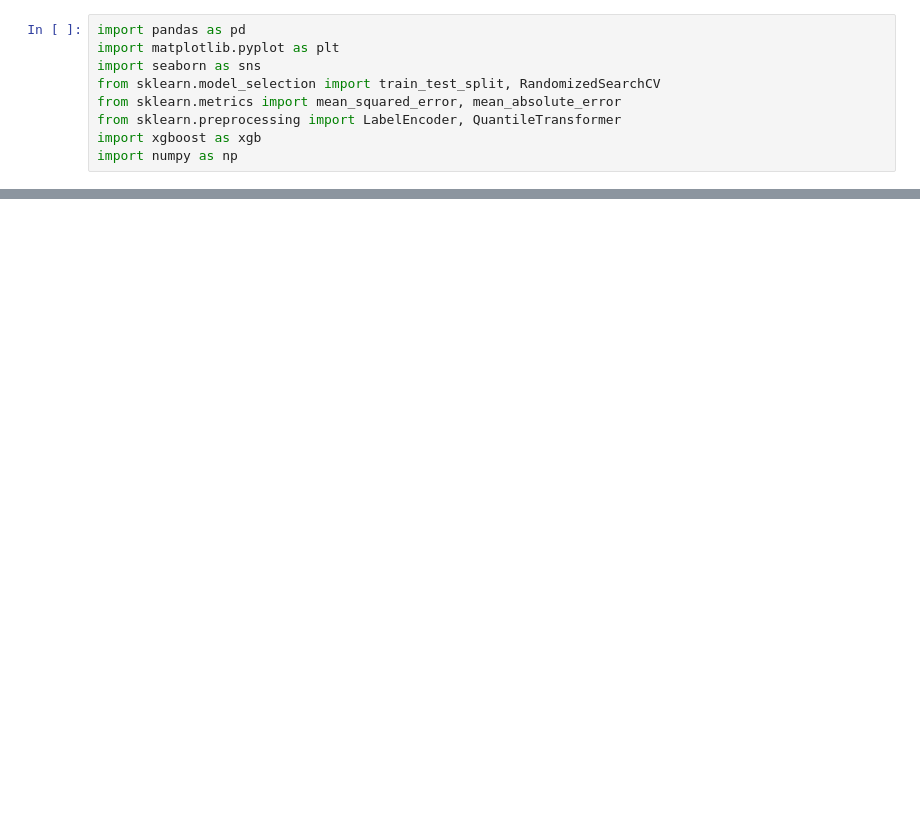
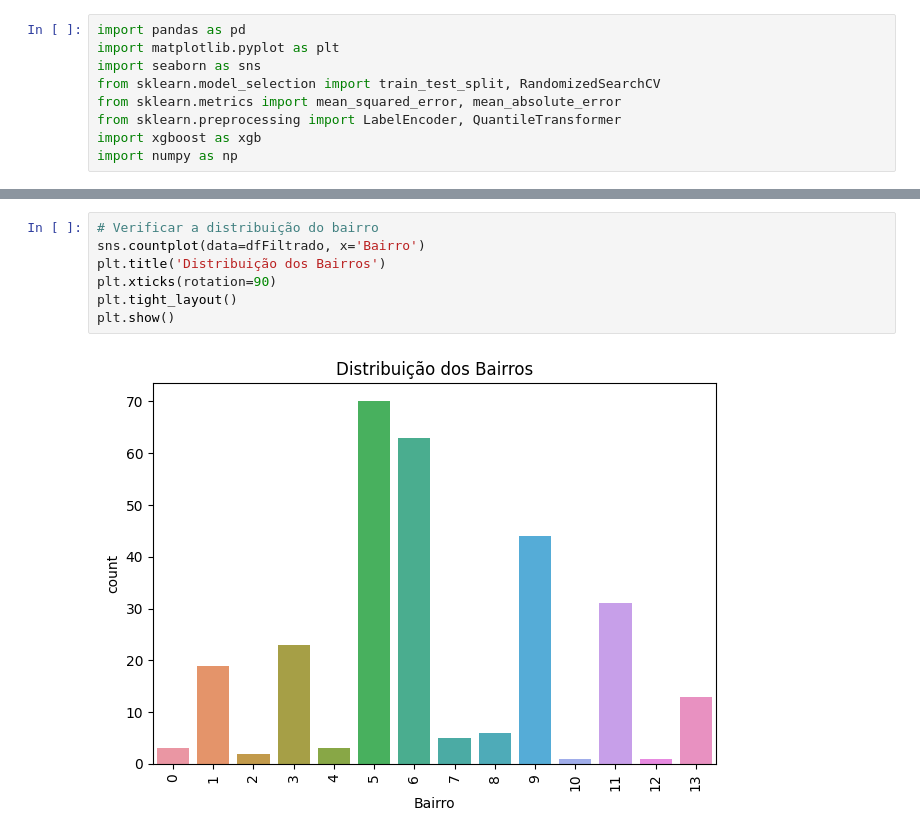
Before and after one commit to NathanAtaliba/C318_Project, a Jupyter notebook: 1000M-5000M.ipynb, the cells around one changed output, grey strips where cells are left out. Saved outputs shown, nothing was run; the diff lists cells and outputs as text; blank space fills up the shorter version.

```diff
--- a/1000M-5000M.ipynb
+++ b/1000M-5000M.ipynb
@@ -62,0 +104,9 @@ NameError: name 'pd' is not defined
+# %%
+# Verificar a distribuição do bairro
+sns.countplot(data=dfFiltrado, x='Bairro')
+plt.title('Distribuição dos Bairros')
+plt.xticks(rotation=90)
+plt.tight_layout()
+plt.show()
+# %% [output]
+[figure, added]
```
Also changed, not shown: parts of 7 cells of this notebook.
